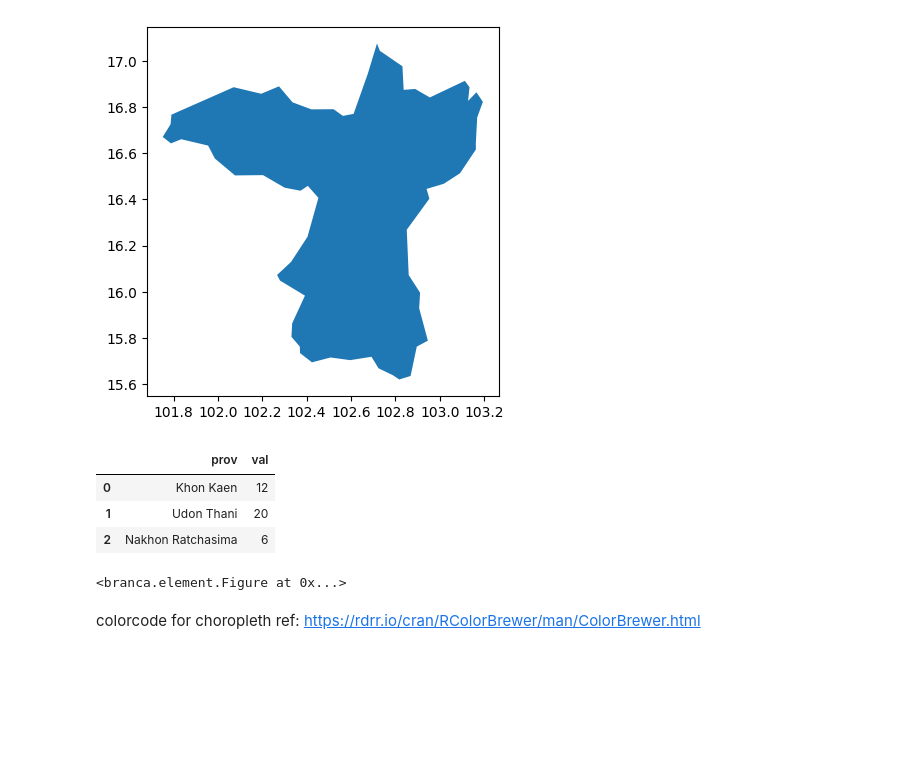
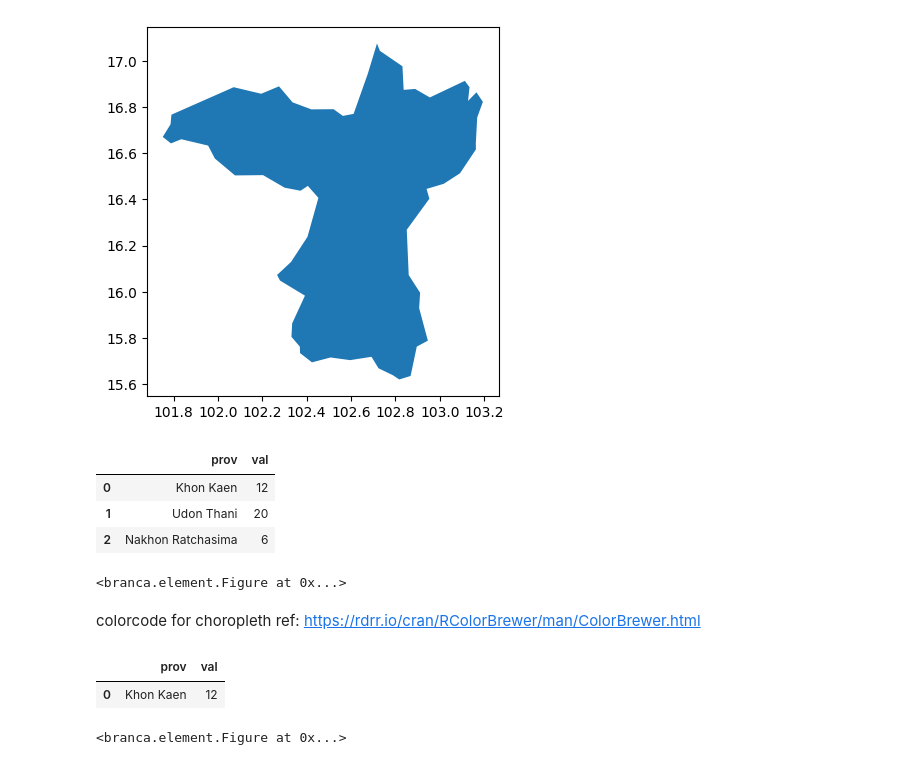
Before and after one commit to Pattaratron/python_dataviz2023, a Jupyter notebook: Visualize_Map.ipynb, the cells around one changed output. Cells and saved outputs as stored; diff of their text form; code cells hidden in the pictures; blank space fills up the shorter version.

```diff
--- a/Visualize_Map.ipynb
+++ b/Visualize_Map.ipynb
@@ -197,3 +197,30 @@ fig2.add_child(map)
 <branca.element.Figure at 0x...>
 # %% [markdown]
 colorcode for choropleth ref: https://rdrr.io/cran/RColorBrewer/man/ColorBrewer.html
+# %%
+data = [{'prov':'Khon Kaen','val':12},]  # กำหนด data
+pddfk = pd.DataFrame(data)  # สร้างตาราง
+pddfk
+# %% [output]
+|  | prov | val |
+| 0 | Khon Kaen | 12 |
+# %%
+from pandas._libs.lib import map_infer
+
+fig2=Figure(width=700,height=500)
+map=folium.Map(location=[13.5000, 100.9925],zoom_start=4.5)
+
+
+map.choropleth(
+    geo_data=th_geojson,
+    data=pddfk,
+    columns=['prov', 'val'],
+    key_on='feature.properties.name',
+    fill_color='Spectral',
+    fill_opacity=0.6,
+    line_opacity=1,  # ความโปร่งใส ของสีตรงเส้น
+    legend_name='random number', # ค่าของเราเป็นเลขอะไร
+    smooth_factor=0)
+fig2.add_child(map)
+# %% [output]
+<branca.element.Figure at 0x...>
```
